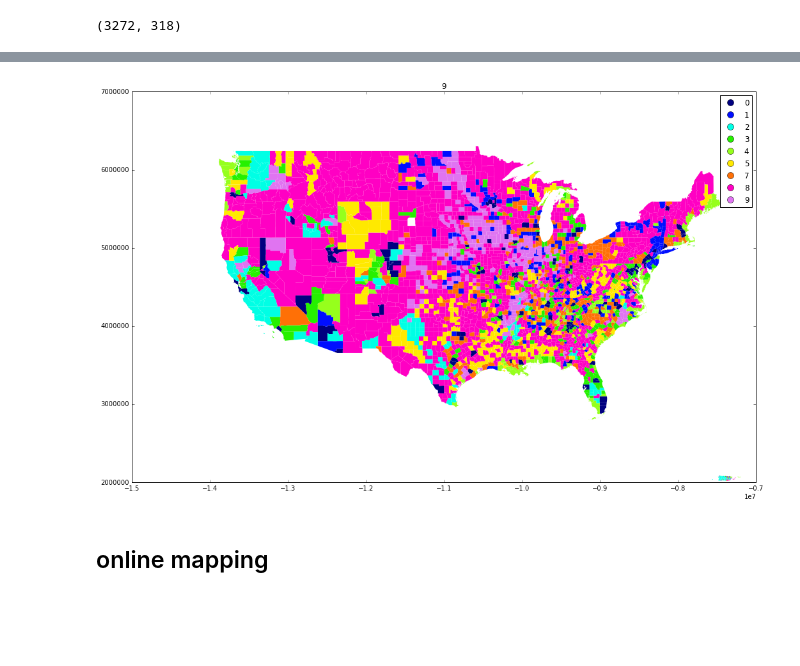
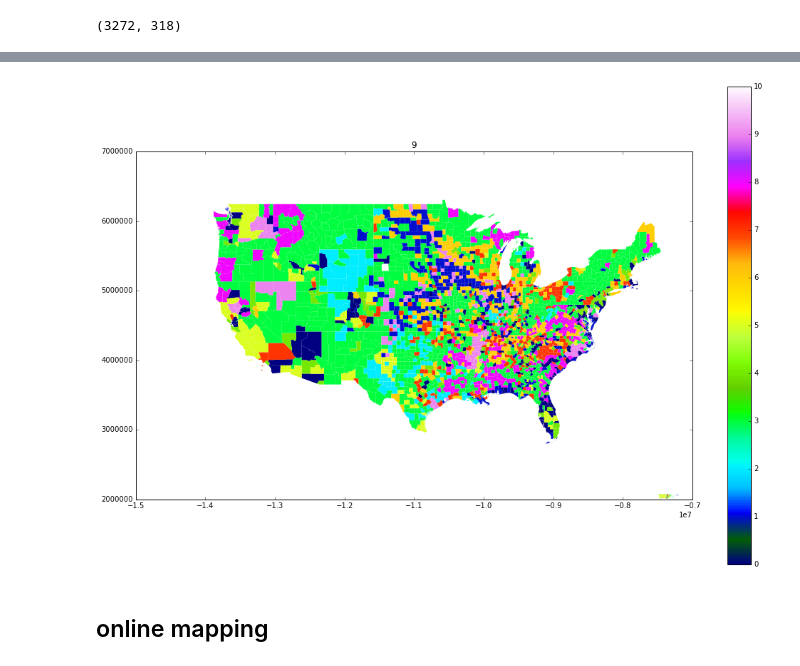
Before and after one commit to matuteiglesias/geo-correlation-structures, a Jupyter notebook: Counties - Cluster.ipynb, the cells around one changed output, grey strips where cells are left out. Saved outputs shown, nothing was run; the diff lists cells and outputs as text; code cells hidden in the pictures; blank space fills up the shorter version.

```diff
--- a/Counties - Cluster.ipynb
+++ b/Counties - Cluster.ipynb
@@ -108,23 +121,33 @@ county_size = X.sum(1).reset_index().rename(columns = {0: 'no_establishments'})
 # %%
+# Log RCA
 # gdf_scaled = gdf.copy()
 # M = gdf_scaled.iloc[:, :-1].fillna(.01) + 0.01
 # gdf_scaled.iloc[:, :-1] = np.log10(M.div(M.sum()).T.div(M.T.sum()).T*M.sum().sum())
 
-# STANDARIZATION clusterwise
-gdf_scaled = gdf.copy()
-M = gdf_scaled.iloc[:, :-1]
-gdf_scaled.iloc[:, :-1] = np.log10(M.div(M.sum()).T.div(M.T.sum()).T*M.sum().sum()).replace(-np.inf, np.nan)#
-gdf_scaled.iloc[:, :-1] = gdf_scaled.iloc[:, :-1] / gdf_scaled.iloc[:, :-1].std()
-gdf_scaled.iloc[:, :-1] = gdf_scaled.iloc[:, :-1].fillna(-4)
+# # STANDARIZATION clusterwise
+# gdf_scaled = gdf.copy()
+# M = gdf_scaled.iloc[:, :-1]
+# gdf_scaled.iloc[:, :-1] = np.log10(M.div(M.sum()).T.div(M.T.sum()).T*M.sum().sum()).replace(-np.inf, np.nan)#
+# gdf_scaled.iloc[:, :-1] = gdf_scaled.iloc[:, :-1] / gdf_scaled.iloc[:, :-1].std()
+# gdf_scaled.iloc[:, :-1] = gdf_scaled.iloc[:, :-1].fillna(-4)
 
 
 for col in gdf_scaled.iloc[:, :-1].columns:
     ax = gdf_scaled.plot(column = col, cmap=plt.cm.jet,
-                         vmin = gdf_scaled[col].quantile(.1), vmax = gdf_scaled[col].quantile(.9),
+                         vmin = gdf_scaled[col].quantile(.05), vmax = gdf_scaled[col].quantile(.95),
                          linewidth = 0, figsize = (7.5, 6))
     ax.set_title(col)
     ax.set_xlim(-1.5e7, -.7e7)
     ax.set_ylim(.2e7, .7e7)#, figsize=figsize, scheme='equal_interval', k=colors, legend=True)
 #     ax.axis('off')
     plt.show()
+
+    ax = gdf_scaled_std.plot(column = col, cmap=plt.cm.jet,
+                         vmin = gdf_scaled_std[col].quantile(.05), vmax = gdf_scaled_std[col].quantile(.95),
+                         linewidth = 0, figsize = (7.5, 6))
+    ax.set_title(col)
+    ax.set_xlim(-1.5e7, -.7e7)
+    ax.set_ylim(.2e7, .7e7)#, figsize=figsize, scheme='equal_interval', k=colors, legend=True)
+#     ax.axis('off')
+    plt.show()
 # %% [output]
@@ -146,15 +173,15 @@ argmax.columns = ['area_fips', 'cluster']
 gdf_max = gpd.GeoDataFrame(pd.concat([argmax.set_index('area_fips'), gdf.geometry], axis = 1))
 # %%
 ax = gdf_max.plot('cluster', cmap=plt.cm.gist_ncar, legend=True,
-                         vmin = 0, vmax = 9,
+                         vmin = 0, vmax = 10,
                          linewidth = 0, figsize = (17.5, 12))
 ax.set_title(col)
 ax.set_xlim(-1.5e7, -.7e7)
 ax.set_ylim(.2e7, .7e7)#, figsize=figsize, scheme='equal_interval', k=colors, legend=True)
 #     ax.axis('off')
 plt.show()
 # %% [output]
-[figure, old version]
+[figure, new version]
 # %% [markdown]
 ## online mapping
 # %%
```
Also changed, not shown: parts of 12 cells of this notebook, 8 other files.
